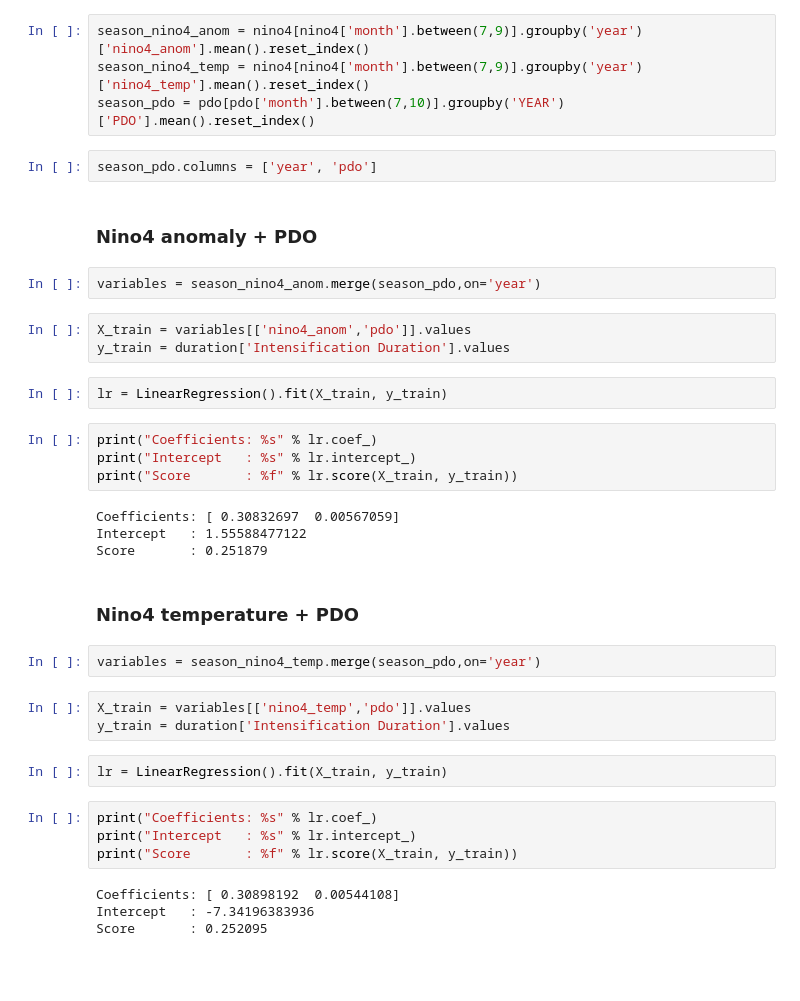
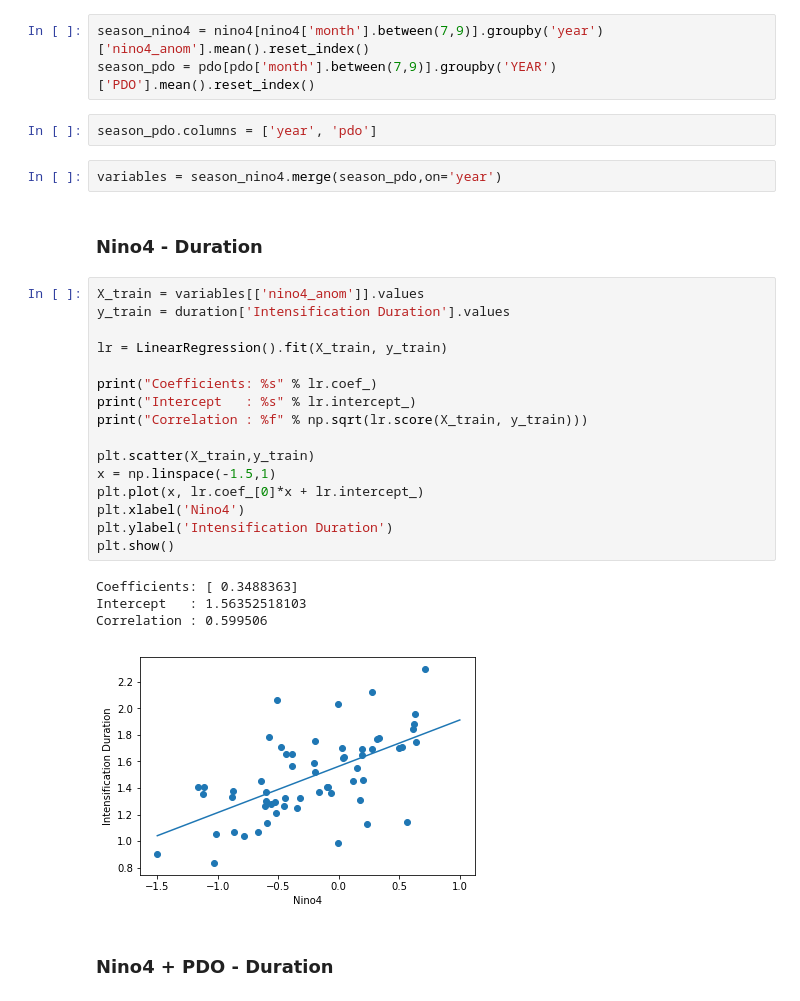
Before and after one commit to ngcaden/pacific_typhoon_model, a Jupyter notebook: regression_PDO-nino4-duration.ipynb, the cells around one changed output. Drawn from its saved outputs; the diff is of its cells as text; blank space fills up the shorter version.

```diff
--- a/regression_PDO-nino4-duration.ipynb
+++ b/regression_PDO-nino4-duration.ipynb
@@ -9,42 +29,34 @@ nino4 = pd.read_csv('Data/ENSO/Nino4/data_nino4.csv')
 # %% [markdown]
 ## Seasonal Regression (July-September)
 # %%
-season_nino4_anom = nino4[nino4['month'].between(7,9)].groupby('year')['nino4_anom'].mean().reset_index()
-season_nino4_temp = nino4[nino4['month'].between(7,9)].groupby('year')['nino4_temp'].mean().reset_index()
-season_pdo = pdo[pdo['month'].between(7,10)].groupby('YEAR')['PDO'].mean().reset_index()
+season_nino4 = nino4[nino4['month'].between(7,9)].groupby('year')['nino4_anom'].mean().reset_index()
+season_pdo = pdo[pdo['month'].between(7,9)].groupby('YEAR')['PDO'].mean().reset_index()
 # %%
 season_pdo.columns = ['year', 'pdo']
+# %%
+variables = season_nino4.merge(season_pdo,on='year')
+# %% [markdown]
+### Nino4 - Duration
+# %%
+X_train = variables[['nino4_anom']].values
+y_train = duration['Intensification Duration'].values
+
+lr = LinearRegression().fit(X_train, y_train)
+
+print("Coefficients: %s" % lr.coef_)
+print("Intercept   : %s" % lr.intercept_)
+print("Correlation : %f" % np.sqrt(lr.score(X_train, y_train)))
+
+plt.scatter(X_train,y_train)
+x = np.linspace(-1.5,1)
+plt.plot(x, lr.coef_[0]*x + lr.intercept_)
+plt.xlabel('Nino4')
+plt.ylabel('Intensification Duration')
+plt.show()
+# %% [output]
+Coefficients: [ 0.3488363]
+Intercept   : 1.56352518103
+Correlation : 0.599506
+[figure, added]
 # %% [markdown]
-### Nino4 anomaly + PDO
+### Nino4 + PDO - Duration
-# %%
-variables = season_nino4_anom.merge(season_pdo,on='year')
-# %%
-X_train = variables[['nino4_anom','pdo']].values
-y_train = duration['Intensification Duration'].values
-# %%
-lr = LinearRegression().fit(X_train, y_train)
-# %%
-print("Coefficients: %s" % lr.coef_)
-print("Intercept   : %s" % lr.intercept_)
-print("Score       : %f" % lr.score(X_train, y_train))
-# %% [output]
-Coefficients: [ 0.30832697  0.00567059]
-Intercept   : 1.55588477122
-Score       : 0.251879
-# %% [markdown]
-### Nino4 temperature + PDO
-# %%
-variables = season_nino4_temp.merge(season_pdo,on='year')
-# %%
-X_train = variables[['nino4_temp','pdo']].values
-y_train = duration['Intensification Duration'].values
-# %%
-lr = LinearRegression().fit(X_train, y_train)
-# %%
-print("Coefficients: %s" % lr.coef_)
-print("Intercept   : %s" % lr.intercept_)
-print("Score       : %f" % lr.score(X_train, y_train))
-# %% [output]
-Coefficients: [ 0.30898192  0.00544108]
-Intercept   : -7.34196383936
-Score       : 0.252095
```
Also changed, not shown: parts of 3 cells of this notebook, 8 other files.
